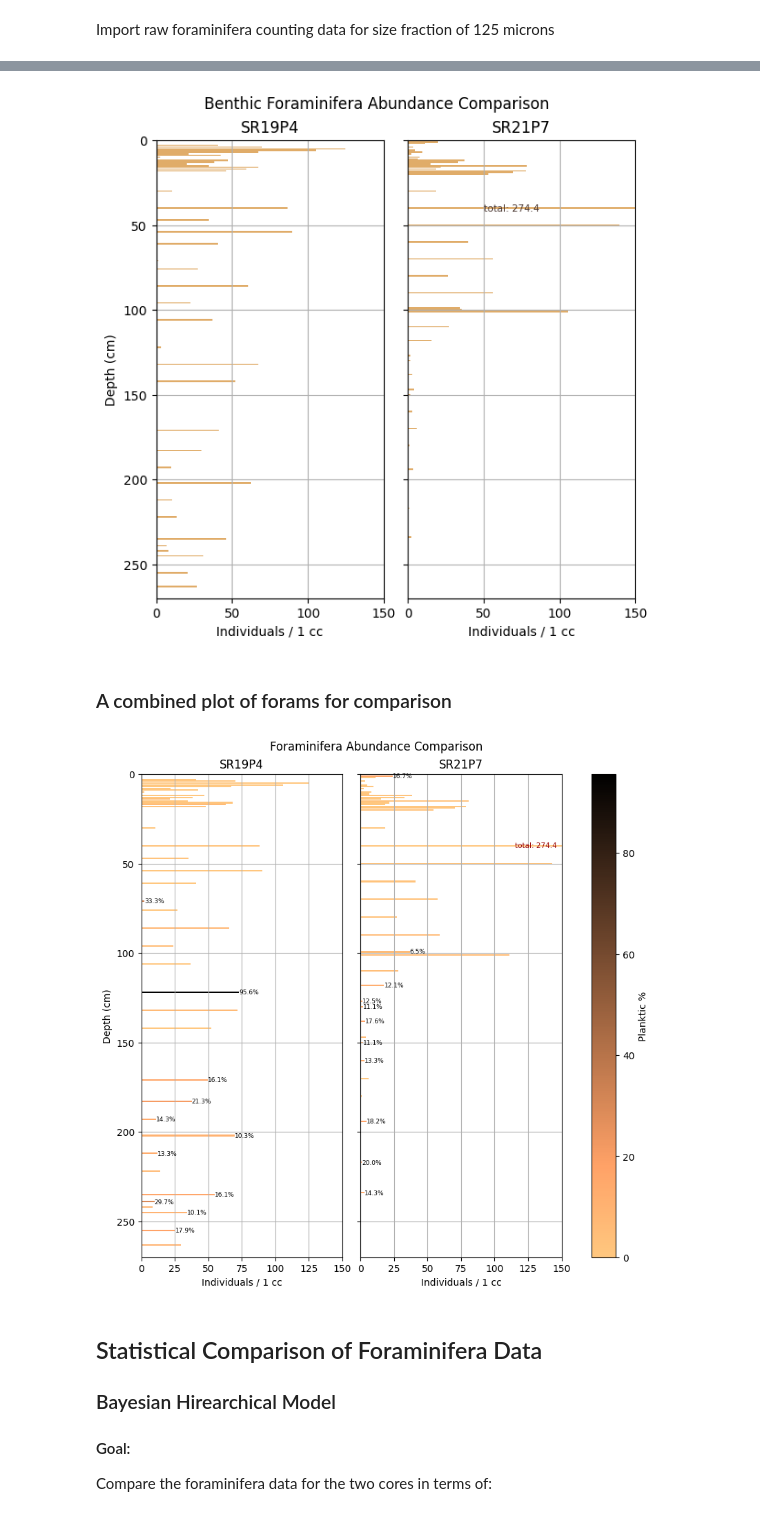
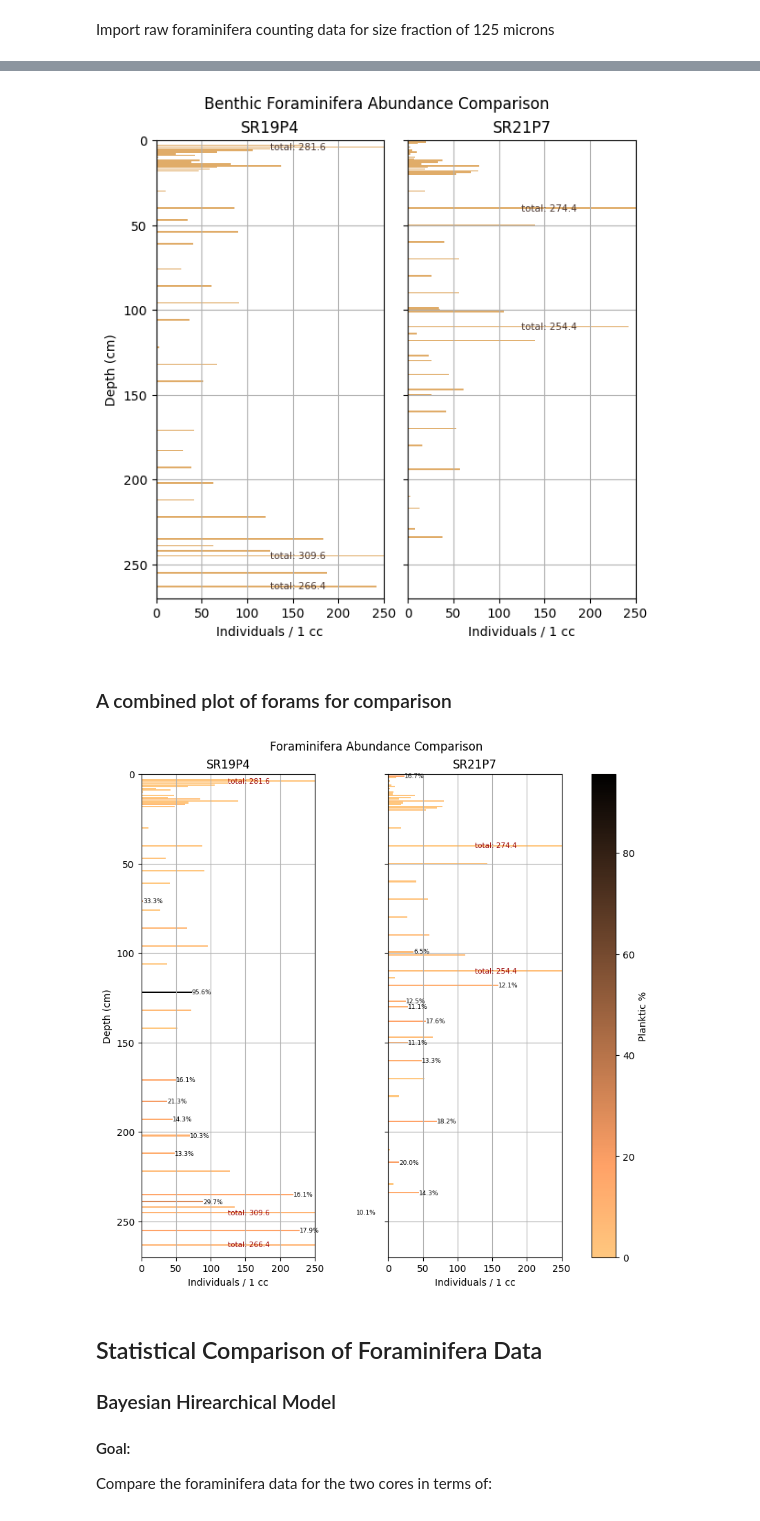
Before and after one commit to jvseds/SedLab, a Jupyter notebook: forams.ipynb, the cells around one changed output, grey strips where cells are left out. Cells and saved outputs as stored; diff of their text form; code cells hidden in the pictures.

```diff
--- a/forams.ipynb
+++ b/forams.ipynb
@@ -34,21 +36,21 @@ sr21_forams_plot = sr21.plot_forams(
 # %%
-benthic_comp_plot = sr19.plot_benthic(cores=[sr19, sr21], core_names=["SR19P4", "SR21P7"], color="#e0ac69", xlim=150,
+benthic_comp_plot = sr19.plot_benthic(cores=[sr19, sr21], core_names=["SR19P4", "SR21P7"], color="#e0ac69", xlim=250,
                                     savefig=False, savepath="./data-files/mp-files/benthic_comp.png")
 # %% [output]
-[figure, old version]
+[figure, new version]
 # %% [markdown]
 ### A combined plot of forams for comparison
 # %%
 compared_forams = sr19.compare_forams_plot(
     cores=[sr19, sr21],
     core_names=["SR19P4", "SR21P7"],
-    xlim=150,
+    xlim=250,
     cmap="copper_r",
     savefig=False,
     savepath="./data-files/mp-files/sr19-sr21-forams.png"
 )
 # %% [output]
-[figure, old version]
+[figure, new version]
 # %% [markdown]
 ## Statistical Comparison of Foraminifera Data
 
```
Also changed, not shown: parts of 6 cells of this notebook, 1 other file.
